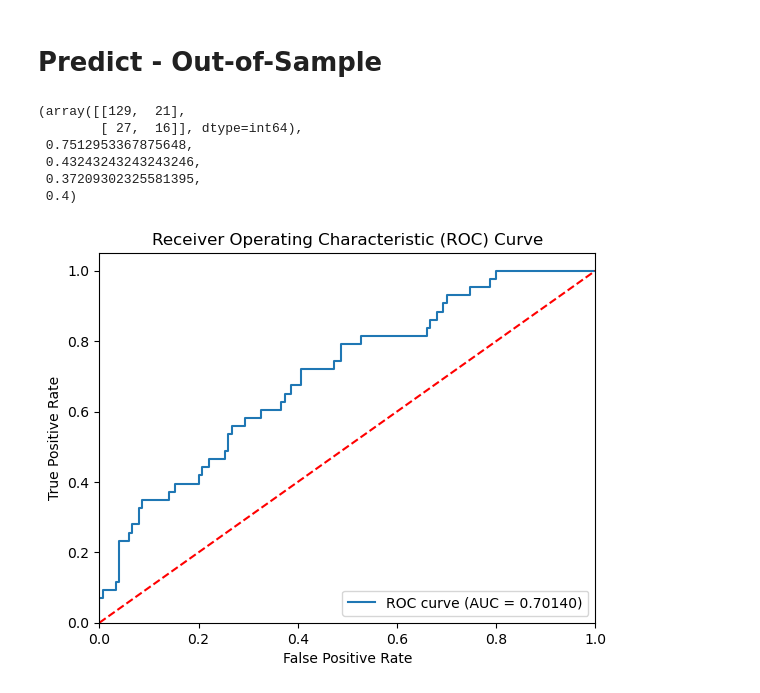
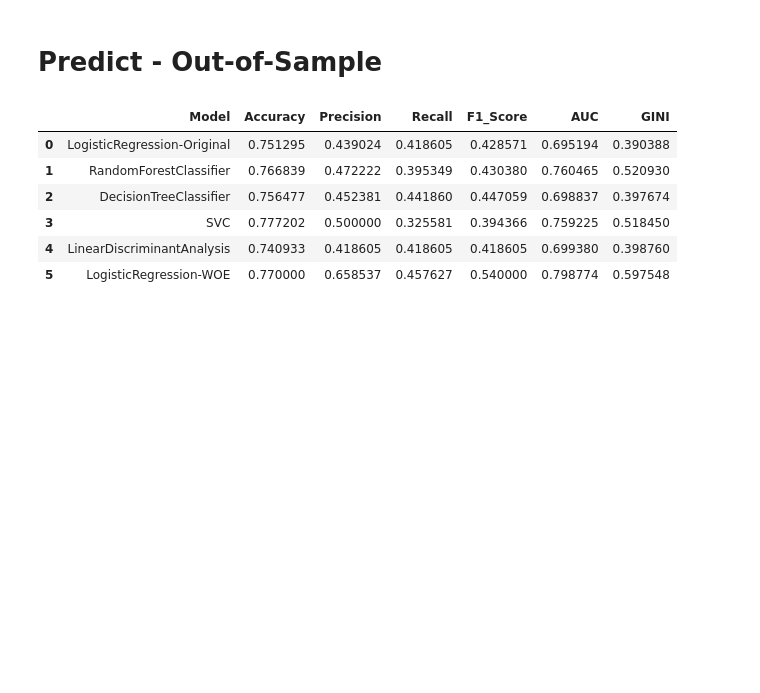
Before and after one commit to dunp7/Risk_analytics, a Jupyter notebook: model.ipynb, the cells around one changed output. Drawn from its saved outputs; the diff is of its cells as text; code cells hidden in the pictures; blank space fills up the shorter version.

```diff
--- a/model.ipynb
+++ b/model.ipynb
@@ -195,24 +234,2 @@ cross_val_result(X_train, y_train, models,scaler_model=StandardScaler(),prints=
 # %% [markdown]
 # Predict - Out-of-Sample
-# %%
-pipe_line = Pipeline([
-    # ('scaler', StandardScaler()),
-    ('classifier', LogisticRegression(max_iter= 10000))
-])
-
-random_forest_1 = LogisticRegression(max_iter= 10000)
-pod = prediction_result(random_forest_1, X_train,X_test,y_train,y_test)
-
-me = ModelEvaluation(pod)
-me.compute_conf_mat()
-# %% [output]
-(array([[129,  21],
-        [ 27,  16]], dtype=int64),
- 0.7512953367875648,
- 0.43243243243243246,
- 0.37209302325581395,
- 0.4)
-# %%
-me.plot_roc_curve()
-# %% [output]
-[figure, removed]
@@ -218,0 +287,15 @@ me.plot_roc_curve()
+# %%
+pd_results = pd.DataFrame(results,columns= ['Model','Accuracy','Precision','Recall','F1_Score','AUC','GINI'])
+pd_results['Model'] = pd_results['Model'].astype(str)
+pd_results['Model'] = pd_results['Model'].str.extract('^\(?(\w*)\(')
+pd_results.iloc[0,0] = 'LogisticRegression-Original'
+pd_results.iloc[5,0] = 'LogisticRegression-WOE'
+pd_results
+# %% [output]
+|  | Model | Accuracy | Precision | Recall | F1_Score | AUC | GINI |
+| 0 | LogisticRegression-Original | 0.751295 | 0.439024 | 0.418605 | 0.428571 | 0.695194 | 0.390388 |
+| 1 | RandomForestClassifier | 0.766839 | 0.472222 | 0.395349 | 0.430380 | 0.760465 | 0.520930 |
+| 2 | DecisionTreeClassifier | 0.756477 | 0.452381 | 0.441860 | 0.447059 | 0.698837 | 0.397674 |
+| 3 | SVC | 0.777202 | 0.500000 | 0.325581 | 0.394366 | 0.759225 | 0.518450 |
+| 4 | LinearDiscriminantAnalysis | 0.740933 | 0.418605 | 0.418605 | 0.418605 | 0.699380 | 0.398760 |
+| 5 | LogisticRegression-WOE | 0.770000 | 0.658537 | 0.457627 | 0.540000 | 0.798774 | 0.597548 |
```
Also changed, not shown: parts of 13 cells of this notebook, 1 other file.
